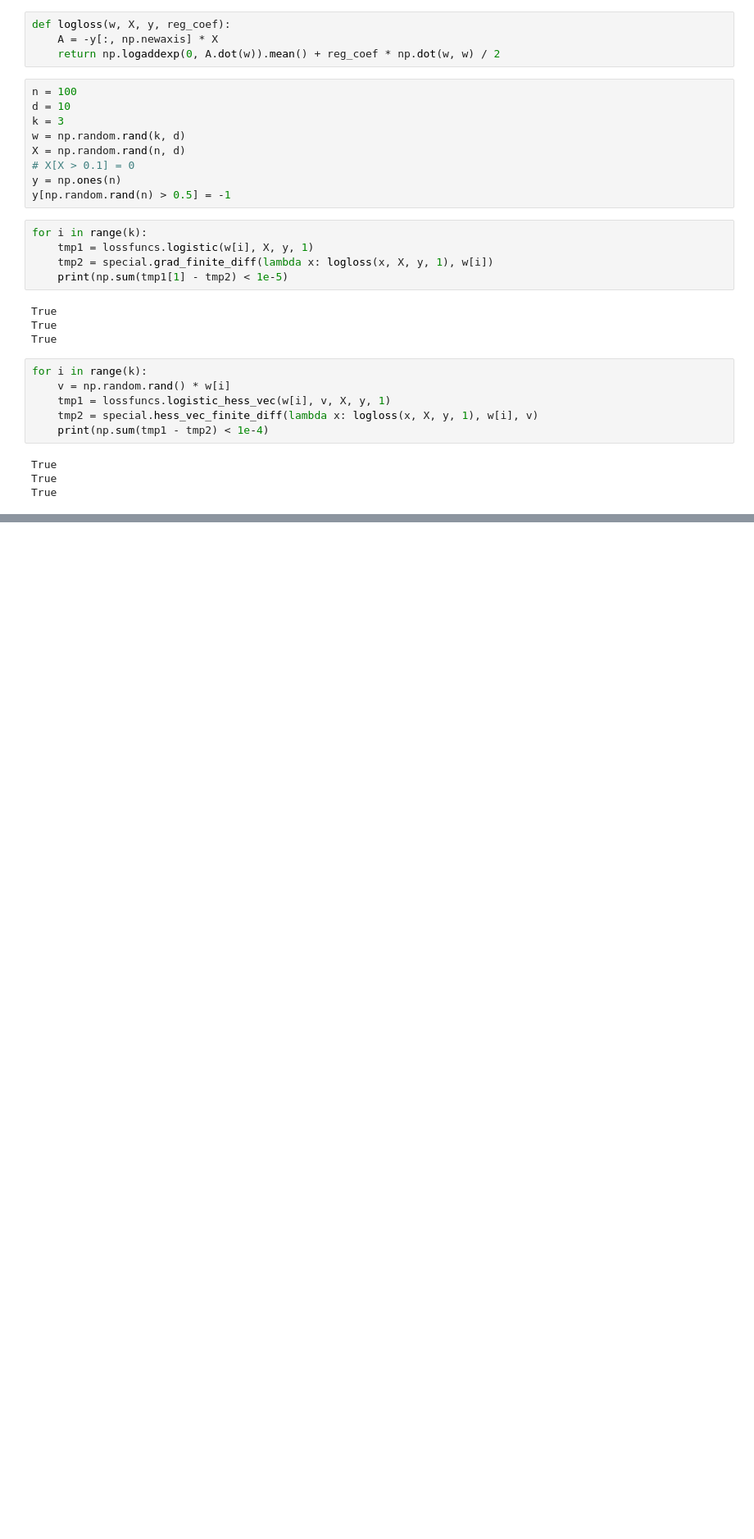
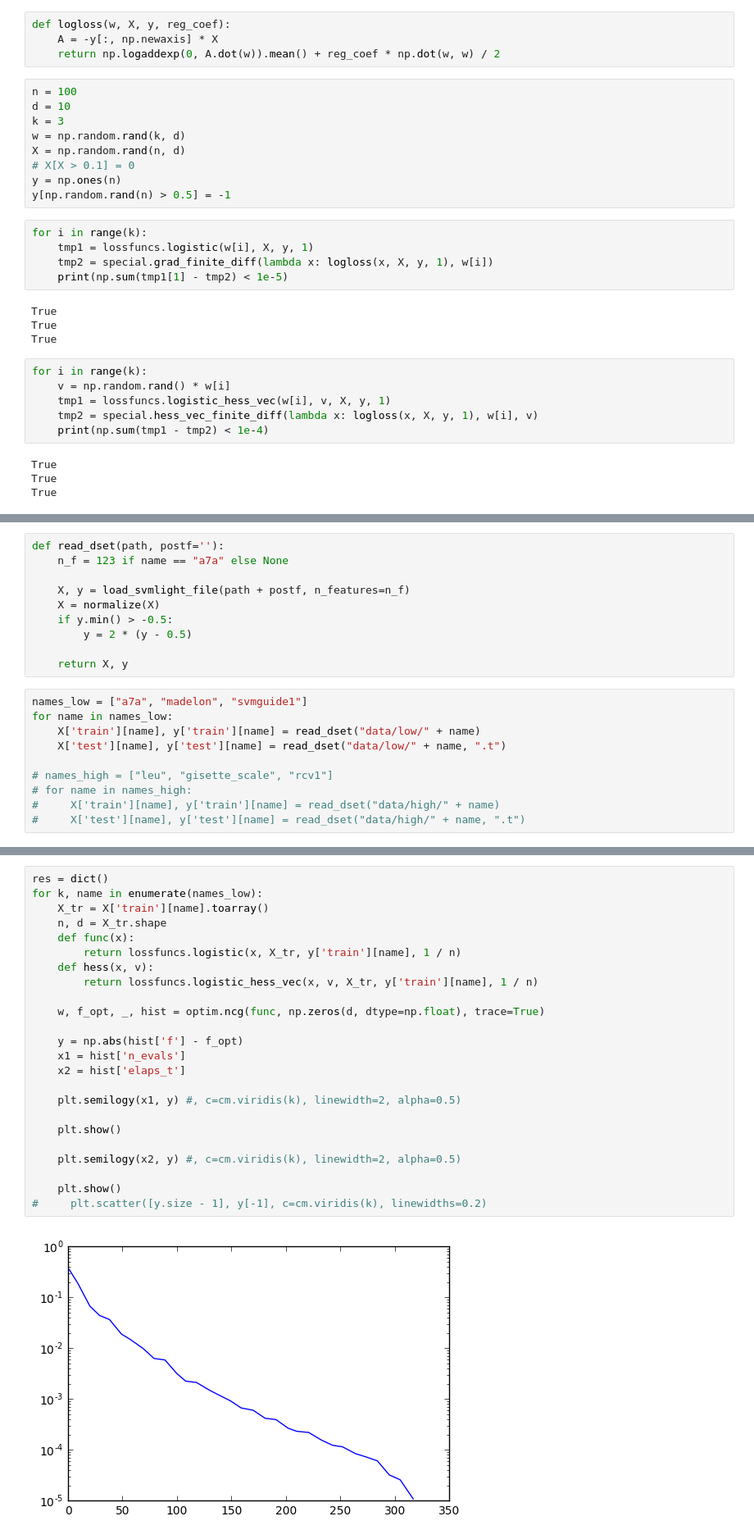
Before and after one commit to ospanoff/MMP_magistracy, a Jupyter notebook: MOMO/n2/task.ipynb, the cells around one changed output, grey strips where cells are left out. Shown at 82% size. Saved outputs shown, nothing was run; the diff lists cells and outputs as text; blank space fills up the shorter version.

Commit message:
All funcs have done

```diff
--- a/MOMO/n2/task.ipynb
+++ b/MOMO/n2/task.ipynb
@@ -131,0 +160,20 @@ x, f, st, hist['norm_g'].size
+# %%
+def read_dset(path, postf=''):
+    n_f = 123 if name == "a7a" else None
+
+    X, y = load_svmlight_file(path + postf, n_features=n_f)
+    X = normalize(X)
+    if y.min() > -0.5:
+        y = 2 * (y - 0.5)
+
+    return X, y
+# %%
+names_low = ["a7a", "madelon", "svmguide1"]
+for name in names_low:
+    X['train'][name], y['train'][name] = read_dset("data/low/" + name)
+    X['test'][name], y['test'][name] = read_dset("data/low/" + name, ".t")
+
+# names_high = ["leu", "gisette_scale", "rcv1"]
+# for name in names_high:
+#     X['train'][name], y['train'][name] = read_dset("data/high/" + name)
+#     X['test'][name], y['test'][name] = read_dset("data/high/" + name, ".t")
@@ -131,0 +190,26 @@ x, f, st, hist['norm_g'].size
+# %%
+res = dict()
+for k, name in enumerate(names_low):
+    X_tr = X['train'][name].toarray()
+    n, d = X_tr.shape
+    def func(x):
+        return lossfuncs.logistic(x, X_tr, y['train'][name], 1 / n)
+    def hess(x, v):
+        return lossfuncs.logistic_hess_vec(x, v, X_tr, y['train'][name], 1 / n)
+
+    w, f_opt, _, hist = optim.ncg(func, np.zeros(d, dtype=np.float), trace=True)
+
+    y = np.abs(hist['f'] - f_opt)
+    x1 = hist['n_evals']
+    x2 = hist['elaps_t']
+
+    plt.semilogy(x1, y) #, c=cm.viridis(k), linewidth=2, alpha=0.5)
+
+    plt.show()
+
+    plt.semilogy(x2, y) #, c=cm.viridis(k), linewidth=2, alpha=0.5)
+
+    plt.show()
+#     plt.scatter([y.size - 1], y[-1], c=cm.viridis(k), linewidths=0.2)
+# %% [output]
+[figure, added]
```
Also changed, not shown: parts of 18 cells of this notebook, 2 other files.
